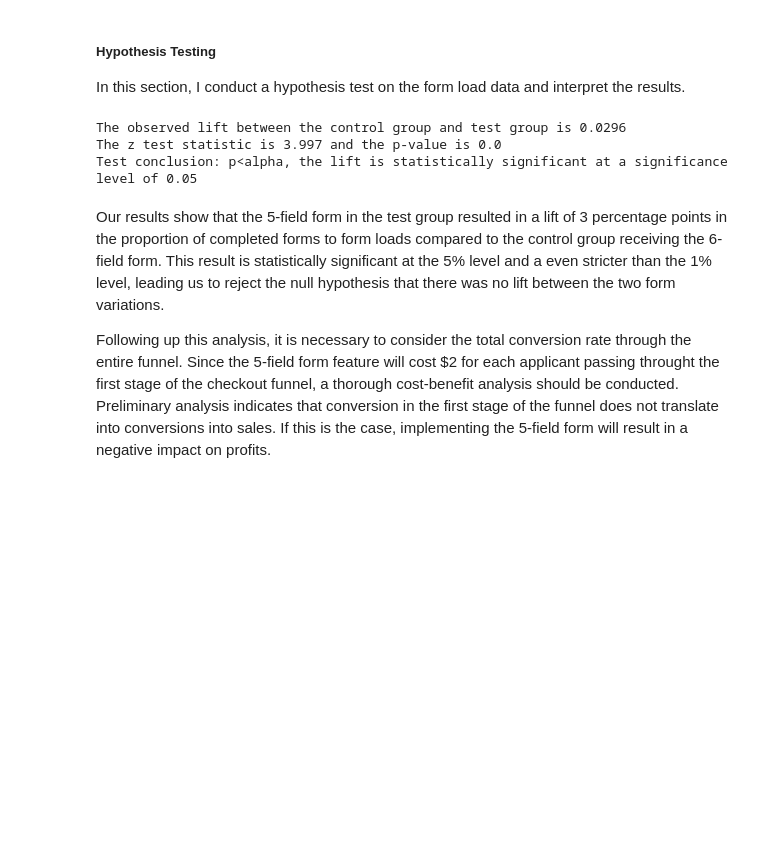
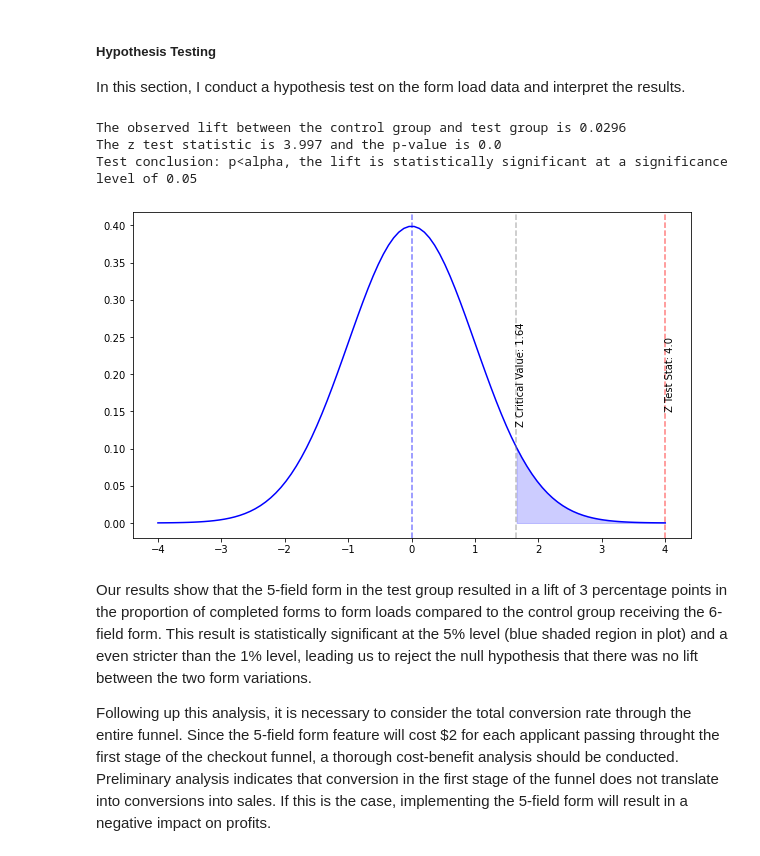
Before and after one commit to liptao/A-B-Testing-Project, a Jupyter notebook: AB Test Notebook.ipynb, the cells around one changed output. Drawn from its saved outputs; the diff is of its cells as text; code cells hidden in the pictures; blank space fills up the shorter version.

Commit message:
Updated plot

```diff
--- a/AB Test Notebook.ipynb
+++ b/AB Test Notebook.ipynb
@@ -426,16 +441,50 @@ def twoProportionTest(xControl, xTest, nControl, nTest, alpha=0.05):
     else:
         print('Test conclusion: p>alpha, the lift is not statistically significant at a significance level of {}'.format(alpha))
     return lift, zStat, pVal, statSig
+
+# Plot
+def twoProportionPlot(zStat, alpha=0.05):
+    '''
+    Function to plot the two proportions hypothesis test.
+
+    Parameters
+    ---
+    zStat: float
+        Z test statistic of the two proportions test
+    '''
+    # Define distribution parameters
+    h0 = stats.norm(loc = 0, scale = 1)
+    zCritical = h0.ppf(1 - alpha)
+    x = np.linspace(-4, 4, 100)
+    mask = x > zCritical
+    y=h0.pdf(x)
+
+    # Plot
+    fig, ax = plt.subplots(figsize=(10, 6))
+    line = plt.plot(x, y, color = 'blue')
+    plt.fill_between(x = x[mask], y1 = 0.0, y2 = y[mask],
+                         alpha = 0.2, color = 'blue')
+    ax.axvline(x=0, c='blue', alpha=0.5, linestyle='--')
+    ax.axvline(x=zStat, c='red', alpha=0.5, linestyle='--')
+    ax.axvline(x=zCritical, c='grey', alpha=0.5, linestyle='--')
+    plt.text(zStat, 0.2, "Z Test Stat: {}".format(round(zStat,2)),
+             rotation=90, verticalalignment='center')
+    plt.text(zCritical, 0.2, "Z Critical Value: {}".format(round(zCritical,2)),
+             rotation=90, verticalalignment='center')
 # %%
 # Conduct hypothesis test
 xControl = control['completed_form'].sum()
 xTest = test['completed_form'].sum()
 lift, zStat, pVal, statSig = twoProportionTest(xControl, xTest, nControl, nTest)
+
+#Plot
+twoProportionPlot(zStat)
 # %% [output]
 The observed lift between the control group and test group is 0.0296
 The z test statistic is 3.997 and the p-value is 0.0
 Test conclusion: p<alpha, the lift is statistically significant at a significance level of 0.05
+[figure, added]
 # %% [markdown]
-Our results show that the 5-field form in the test group resulted in a lift of 3 percentage points in the proportion of completed forms to form loads compared to the control group receiving the 6-field form. This result is statistically significant at the 5% level and a even stricter than the 1% level, leading us to reject the null hypothesis that there was no lift between the two form variations.
+Our results show that the 5-field form in the test group resulted in a lift of 3 percentage points in the proportion of completed forms to form loads compared to the control group receiving the 6-field form. This result is statistically significant at the 5% level (blue shaded region in plot) and a even stricter than the 1% level, leading us to reject the null hypothesis that there was no lift between the two form variations.
 
 Following up this analysis, it is necessary to consider the total conversion rate through the entire funnel. Since the 5-field form feature will cost $2 for each applicant passing throught the first stage of the checkout funnel, a thorough cost-benefit analysis should be conducted. Preliminary analysis indicates that conversion in the first stage of the funnel does not translate into conversions into sales. If this is the case, implementing the 5-field form will result in a negative impact on profits.
```
Also changed, not shown: parts of 1 cell of this notebook.
